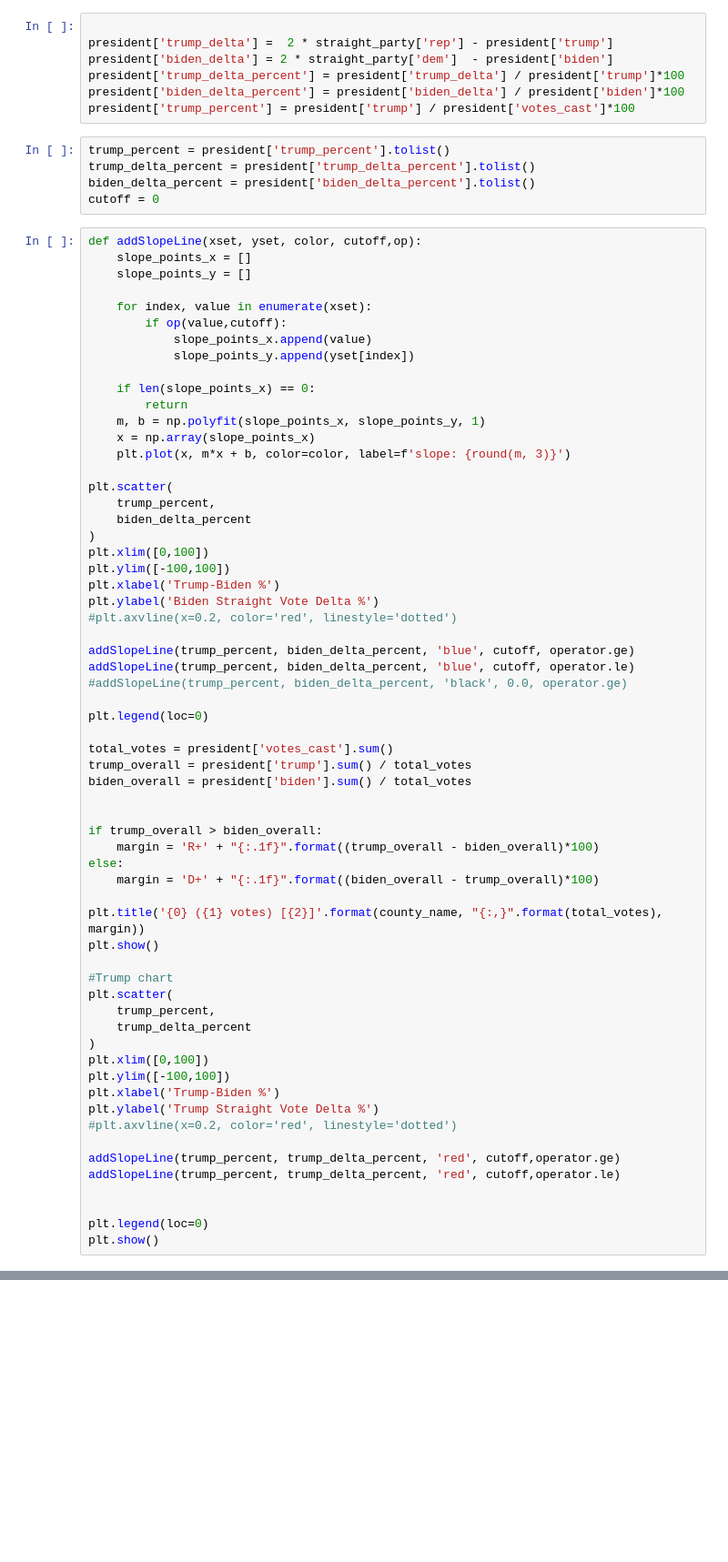
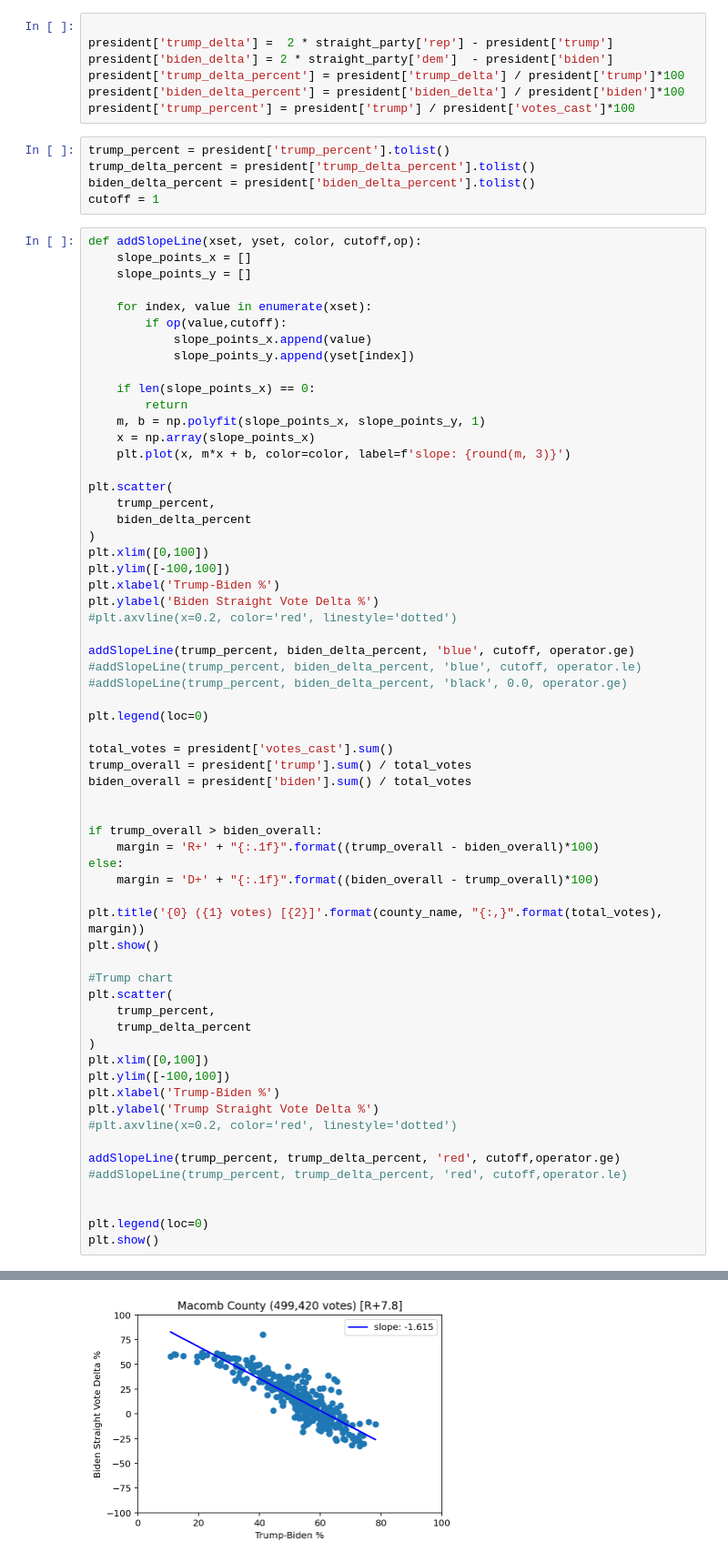
Before and after one commit to AlwaysBCoding/michigan, a Jupyter notebook: counties/03-macomb/MacombPercent.ipynb, the cells around one changed output, grey strips where cells are left out. Shown at 91% size. Saved outputs shown, nothing was run; the diff lists cells and outputs as text; blank space fills up the shorter version.

```diff
--- a/counties/03-macomb/MacombPercent.ipynb
+++ b/counties/03-macomb/MacombPercent.ipynb
@@ -26,7 +26,7 @@ president['trump_percent'] = president['trump'] / president['votes_cast']*100
 trump_percent = president['trump_percent'].tolist()
 trump_delta_percent = president['trump_delta_percent'].tolist()
 biden_delta_percent = president['biden_delta_percent'].tolist()
-cutoff = 0
+cutoff = 1
 # %%
 def addSlopeLine(xset, yset, color, cutoff,op):
     slope_points_x = []
@@ -54,7 +54,7 @@ plt.ylabel('Biden Straight Vote Delta %')
 #plt.axvline(x=0.2, color='red', linestyle='dotted')
 
 addSlopeLine(trump_percent, biden_delta_percent, 'blue', cutoff, operator.ge)
-addSlopeLine(trump_percent, biden_delta_percent, 'blue', cutoff, operator.le)
+#addSlopeLine(trump_percent, biden_delta_percent, 'blue', cutoff, operator.le)
 #addSlopeLine(trump_percent, biden_delta_percent, 'black', 0.0, operator.ge)
 
 plt.legend(loc=0)
@@ -84,7 +84,7 @@ plt.ylabel('Trump Straight Vote Delta %')
 #plt.axvline(x=0.2, color='red', linestyle='dotted')
 
 addSlopeLine(trump_percent, trump_delta_percent, 'red', cutoff,operator.ge)
-addSlopeLine(trump_percent, trump_delta_percent, 'red', cutoff,operator.le)
+#addSlopeLine(trump_percent, trump_delta_percent, 'red', cutoff,operator.le)
 
 
 plt.legend(loc=0)
@@ -93,0 +93 @@ ValueError: On entry to DLASCL parameter number 4 had an illegal value
+[figure, added]
```
Also changed, not shown: parts of 1 cell of this notebook.
